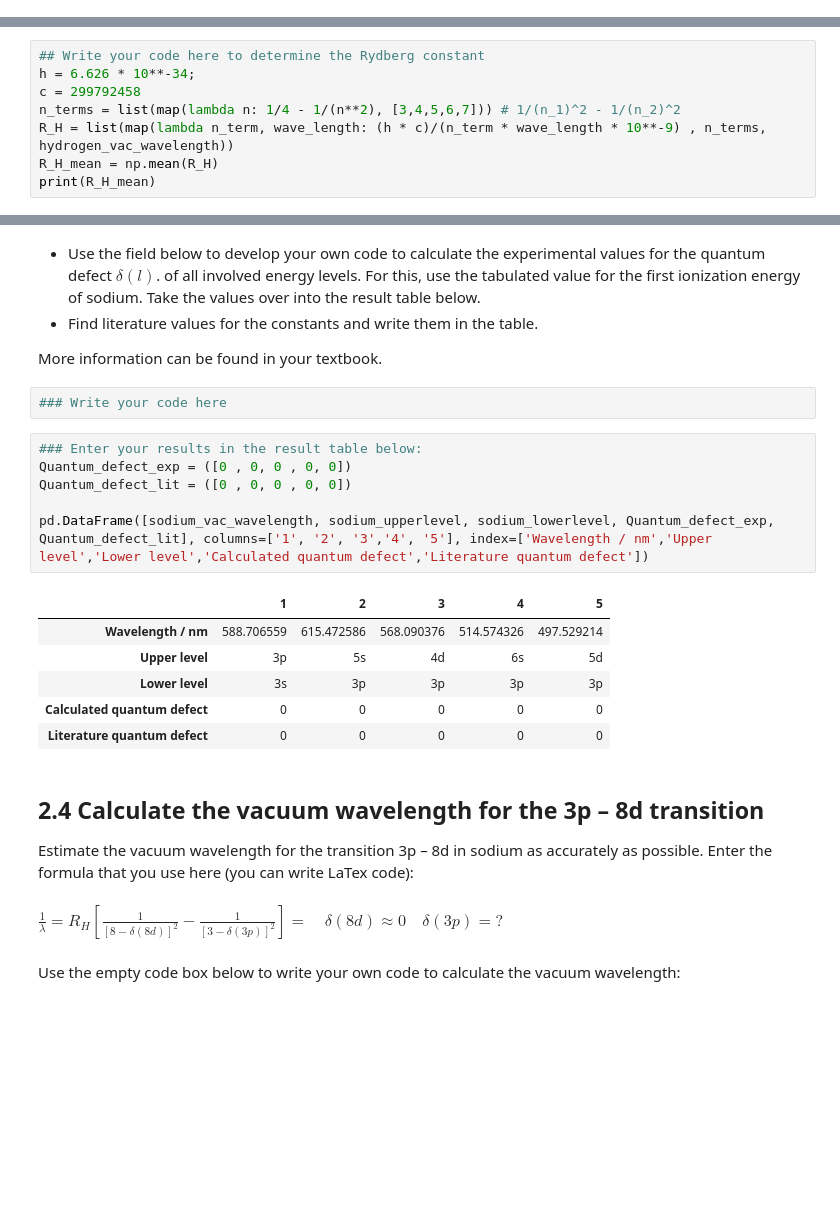
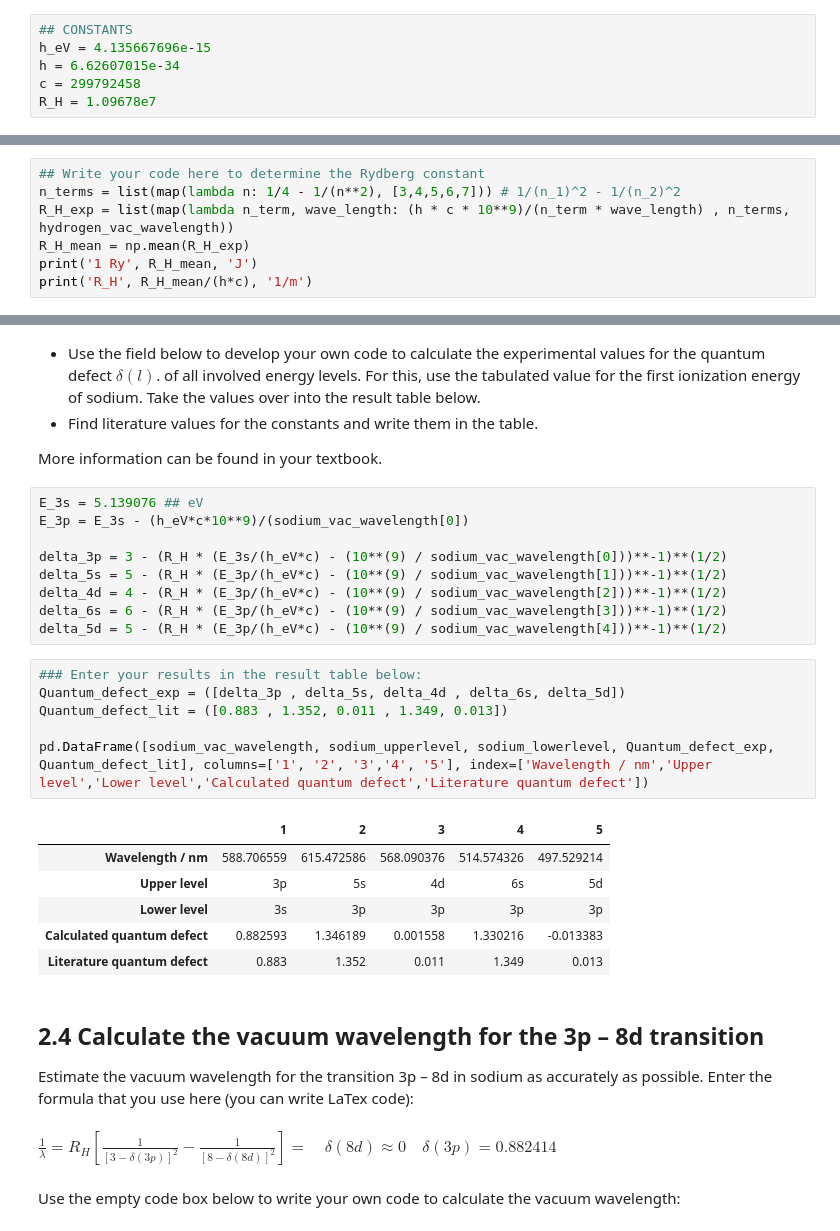
Before and after one commit to filipbrunmark/Atomic-Spectroscopy_FAFF55, a Jupyter notebook: FAFF55_Atomic_Spectroscopy_Jupyter_2022/Atomic Spectroscopy_FAFF55.ipynb, the cells around one changed output, grey strips where cells are left out. Saved outputs shown, nothing was run; the diff lists cells and outputs as text; blank space fills up the shorter version.

```diff
--- a/FAFF55_Atomic_Spectroscopy_Jupyter_2022/Atomic Spectroscopy_FAFF55.ipynb
+++ b/FAFF55_Atomic_Spectroscopy_Jupyter_2022/Atomic Spectroscopy_FAFF55.ipynb
@@ -49,6 +49,12 @@ sys.path.append('./lib')
 import fittingFunctions
 # %% [markdown]
 --------------------------------------------------------------------------------------------------------------
+# %%
+## CONSTANTS
+h_eV = 4.135667696e-15
+h = 6.62607015e-34
+c = 299792458
+R_H = 1.09678e7
 # %% [markdown]
 # <span style="color:orange">1. The spectrum of Hydrogen</span> <a name="Hydrogen"></a>
 ## 1.1 The spectrum of Hydrogen<a name="Hydrogen_Step_1"></a>
@@ -136,10 +142,9 @@ $  h \nu = \frac{h c}{\lambda}= R_{H}\left(\frac{1}{n_{1}^{2}}-\frac{1}{n_{2}^{2
 where  $n_{1}$ and $n_{2}$ are two consecutive quantum numbers. Use the empty code box below to write your own code to extract the Rydberg constant.
 # %%
 ## Write your code here to determine the Rydberg constant
-h = 6.626 * 10**-34;
-c = 299792458
 n_terms = list(map(lambda n: 1/4 - 1/(n**2), [3,4,5,6,7])) # 1/(n_1)^2 - 1/(n_2)^2
-R_H = list(map(lambda n_term, wave_length: (h * c)/(n_term * wave_length * 10**-9) , n_terms, hydrogen_vac_wavelength))
-R_H_mean = np.mean(R_H)
-print(R_H_mean)
+R_H_exp = list(map(lambda n_term, wave_length: (h * c * 10**9)/(n_term * wave_length) , n_terms, hydrogen_vac_wavelength))
+R_H_mean = np.mean(R_H_exp)
+print('1 Ry', R_H_mean, 'J')
+print('R_H', R_H_mean/(h*c), '1/m')
 # %% [output]
@@ -286,26 +292,33 @@ pd.DataFrame([sodium_vac_wavelength, sodium_upperlevel, sodium_lowerlevel], colu
 
 More information can be found in your textbook.
 # %%
-### Write your code here
+E_3s = 5.139076 ## eV
+E_3p = E_3s - (h_eV*c*10**9)/(sodium_vac_wavelength[0])
+
+delta_3p = 3 - (R_H * (E_3s/(h_eV*c) - (10**(9) / sodium_vac_wavelength[0]))**-1)**(1/2)
+delta_5s = 5 - (R_H * (E_3p/(h_eV*c) - (10**(9) / sodium_vac_wavelength[1]))**-1)**(1/2)
+delta_4d = 4 - (R_H * (E_3p/(h_eV*c) - (10**(9) / sodium_vac_wavelength[2]))**-1)**(1/2)
+delta_6s = 6 - (R_H * (E_3p/(h_eV*c) - (10**(9) / sodium_vac_wavelength[3]))**-1)**(1/2)
+delta_5d = 5 - (R_H * (E_3p/(h_eV*c) - (10**(9) / sodium_vac_wavelength[4]))**-1)**(1/2)
 # %%
 ### Enter your results in the result table below:
-Quantum_defect_exp = ([0 , 0, 0 , 0, 0])
-Quantum_defect_lit = ([0 , 0, 0 , 0, 0])
+Quantum_defect_exp = ([delta_3p , delta_5s, delta_4d , delta_6s, delta_5d])
+Quantum_defect_lit = ([0.883 , 1.352, 0.011 , 1.349, 0.013])
 
 pd.DataFrame([sodium_vac_wavelength, sodium_upperlevel, sodium_lowerlevel, Quantum_defect_exp, Quantum_defect_lit], columns=['1', '2', '3','4', '5'], index=['Wavelength / nm','Upper level','Lower level','Calculated quantum defect','Literature quantum defect'])
 # %% [output]
 |  | 1 | 2 | 3 | 4 | 5 |
 | Wavelength / nm | 588.706559 | 615.472586 | 568.090376 | 514.574326 | 497.529214 |
 | Upper level | 3p | 5s | 4d | 6s | 5d |
 | Lower level | 3s | 3p | 3p | 3p | 3p |
-| Calculated quantum defect | 0 | 0 | 0 | 0 | 0 |
-| Literature quantum defect | 0 | 0 | 0 | 0 | 0 |
+| Calculated quantum defect | 0.882593 | 1.346189 | 0.001558 | 1.330216 | -0.013383 |
+| Literature quantum defect | 0.883 | 1.352 | 0.011 | 1.349 | 0.013 |
 # %% [markdown]
 ## 2.4 Calculate the vacuum wavelength for the 3p – 8d transition <a name="quantum_4"></a>
 Estimate the vacuum wavelength for the transition 3p – 8d in sodium as accurately as possible.
 Enter the formula that you use here (you can write LaTex code):
 # %% [markdown]
-$ \frac{1}{\lambda} = R_{H} [ \frac{1}{[8 - \delta(8d)]^{2}} - \frac{1}{[3 - \delta(3p)]^{2}}] = \quad \delta(8d) \approx 0 \quad \delta(3p) = ? $
+$ \frac{1}{\lambda} = R_{H} [ \frac{1}{[3 - \delta(3p)]^{2}} - \frac{1}{[8 - \delta(8d)]^{2}}] = \quad \delta(8d) \approx 0 \quad \delta(3p) = 0.882414	 $
 # %% [markdown]
 Use the empty code box below to write your own code to calculate the vacuum wavelength:
 # %%
```
Also changed, not shown: parts of 5 cells of this notebook.
